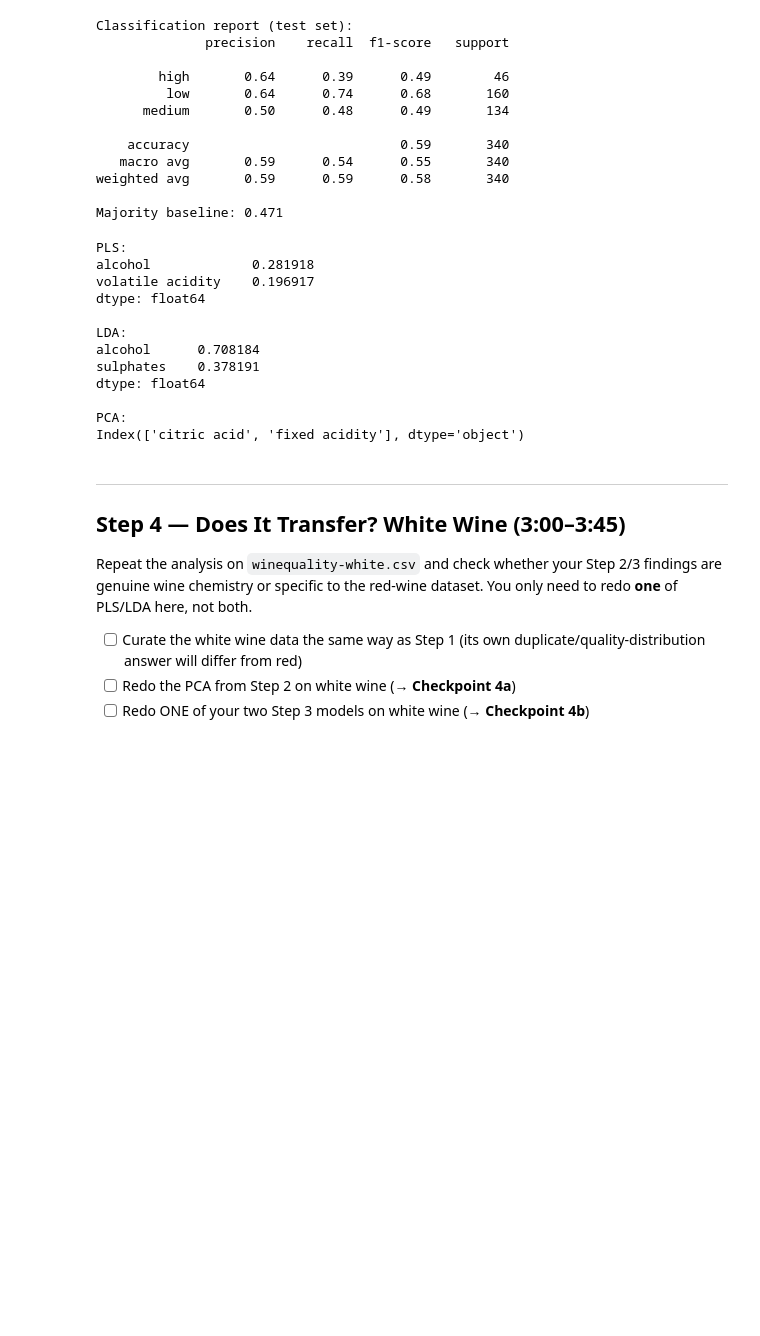
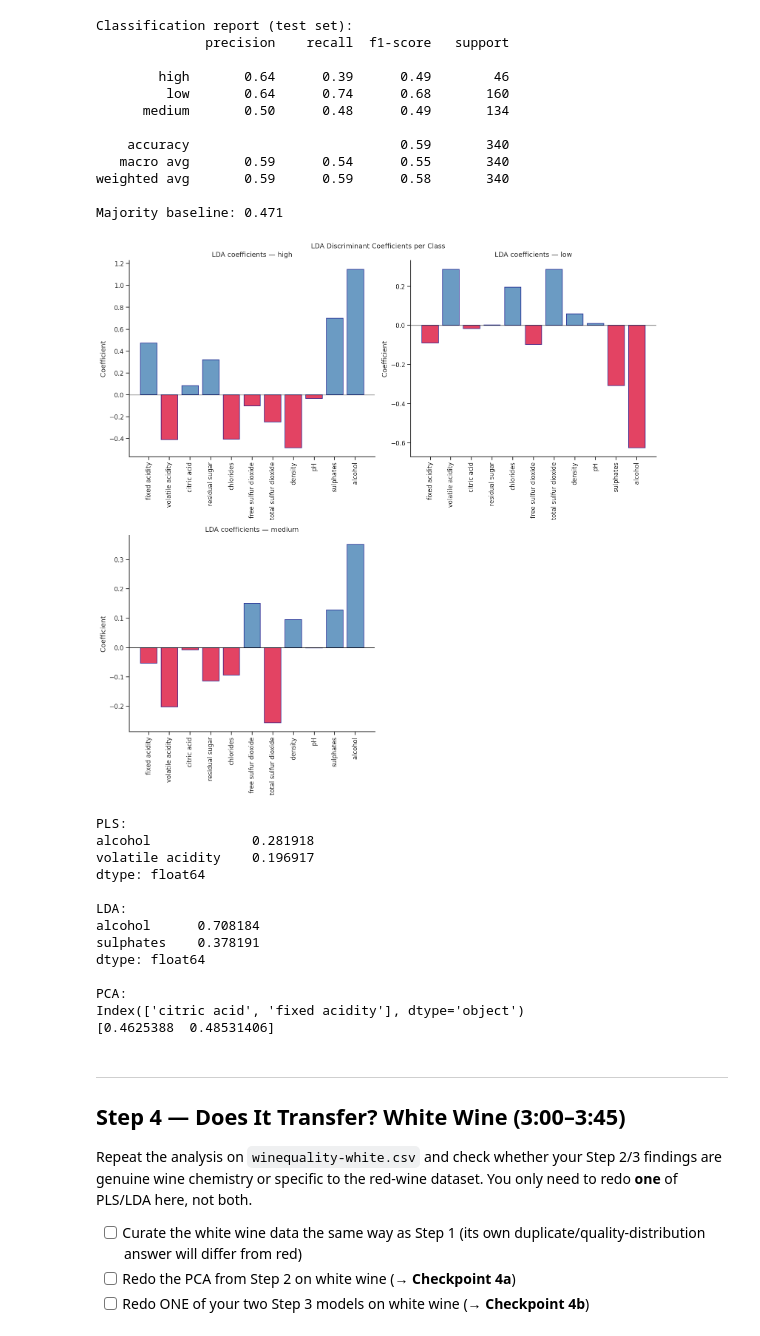
Before and after one commit to emilahlgren/1kb570_2026, a Jupyter notebook: Labs/02_modelling_wine_quality/starter_notebook.ipynb, the cells around one changed output. Drawn from its saved outputs; the diff is of its cells as text; code cells hidden in the pictures; blank space fills up the shorter version.

```diff
--- a/Labs/02_modelling_wine_quality/starter_notebook.ipynb
+++ b/Labs/02_modelling_wine_quality/starter_notebook.ipynb
@@ -446,21 +446,49 @@ Majority baseline: 0.471
 # %%
 # TODO: Checkpoint 3c/3d groundwork -- pull out and compare the top
 # variables from both models (PLS coefficients vs. LDA discriminant
 # loadings). Your written comparison goes on the answer sheet.
 
-# Variable importance
+# LDA coefficients per class
+
+coef_df = pd.DataFrame(
+    lda.coef_,
+    index=lda.classes_,
+    columns=X.columns
+)
+
+fig, axes = plt.subplots(2, 2, figsize=(14, 14))
+
+for ax, grade in zip(axes.flat, lda.classes_):
+    vals = coef_df.loc[grade]
+    colors = ['steelblue' if v > 0 else 'crimson' for v in vals]
+
+    ax.bar(X.columns, vals, color=colors, edgecolor='navy', alpha=0.8)
+    ax.axhline(0, color='black', lw=0.8)
+    ax.set_title(f'LDA coefficients — {grade}')
+    ax.set_ylabel('Coefficient')
+    ax.tick_params(axis='x', rotation=90)
+    sns.despine(ax=ax)
+
+axes.flat[-1].axis('off')
+
+plt.suptitle('LDA Discriminant Coefficients per Class', fontsize=12)
+plt.tight_layout()
+plt.show()
+
 coef_pls = pd.Series(abs(pls.coef_.ravel()), index=X.columns)
-coef_lda = pd.Series(abs(lda.coef_).mean(axis=0), index=X.columns)
+coef_lda = coef_df.abs().mean(axis=0)
 
 print('PLS:')
 print(coef_pls.nlargest(2))
 
 print('\nLDA:')
 print(coef_lda.nlargest(2))
 
 print('\nPCA:')
 print(X.columns[top_pc1_red])
+print(loadings[top_pc1_red, 0])
 # %% [output]
+[figure, added]
 PLS:
 alcohol             0.281918
 volatile acidity    0.196917
@@ -473,6 +501,7 @@ dtype: float64
 
 PCA:
 Index(['citric acid', 'fixed acidity'], dtype='object')
+[0.4625388  0.48531406]
 # %% [markdown]
 ---
 ## Step 4 — Does It Transfer? White Wine (3:00–3:45)
```
Also changed, not shown: parts of 2 cells of this notebook.
